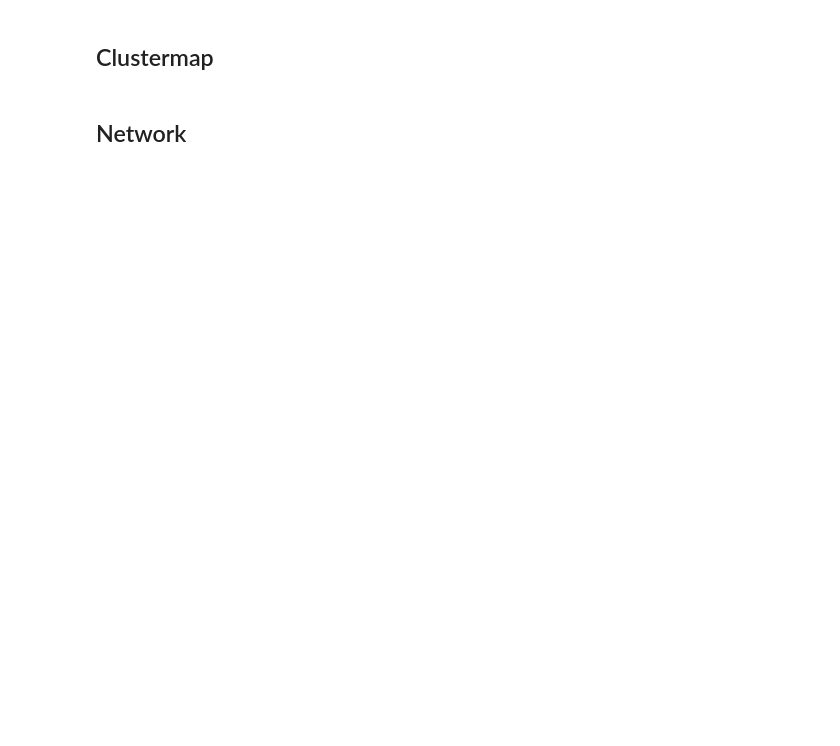
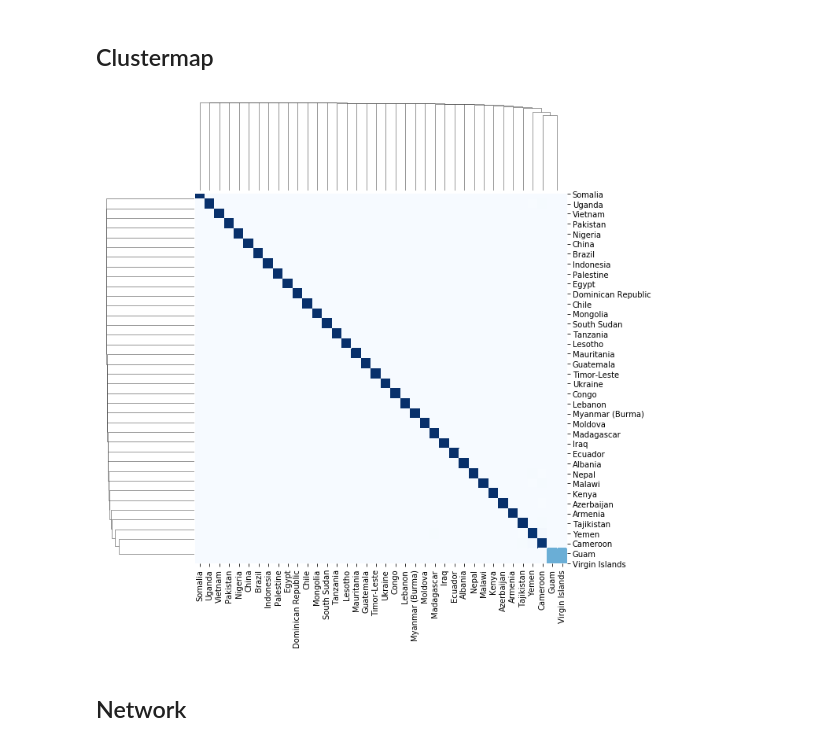
Before and after one commit to krzjoa/scikit-gbm, a Jupyter notebook: examples/3_axil.ipynb, the cells around one changed output. Cells and saved outputs as stored; diff of their text form; code cells hidden in the pictures; blank space fills up the shorter version.

```diff
--- a/examples/3_axil.ipynb
+++ b/examples/3_axil.ipynb
@@ -84,4 +123,19 @@ True
 # %% [markdown]
 ## Clustermap
+# %%
+k_train = axil.transform(X_train)
+
+import scipy.spatial as sp, scipy.cluster.hierarchy as hc
+linkage = hc.linkage(k_train, method='average')
+ax = sns.clustermap(k_train, row_linkage=linkage,
+                    col_linkage=linkage,
+                    cmap='Blues',
+                    xticklabels=l_train, yticklabels=l_train,
+                    cbar_pos=None)
+#ax.figure.tight_layout()
+ax.ax_heatmap.set_ylabel("")
+plt.show()
+# %% [output]
+[figure, added]
 # %% [markdown]
 ## Network
```
Also changed, not shown: parts of 19 cells of this notebook, 7 other files.
